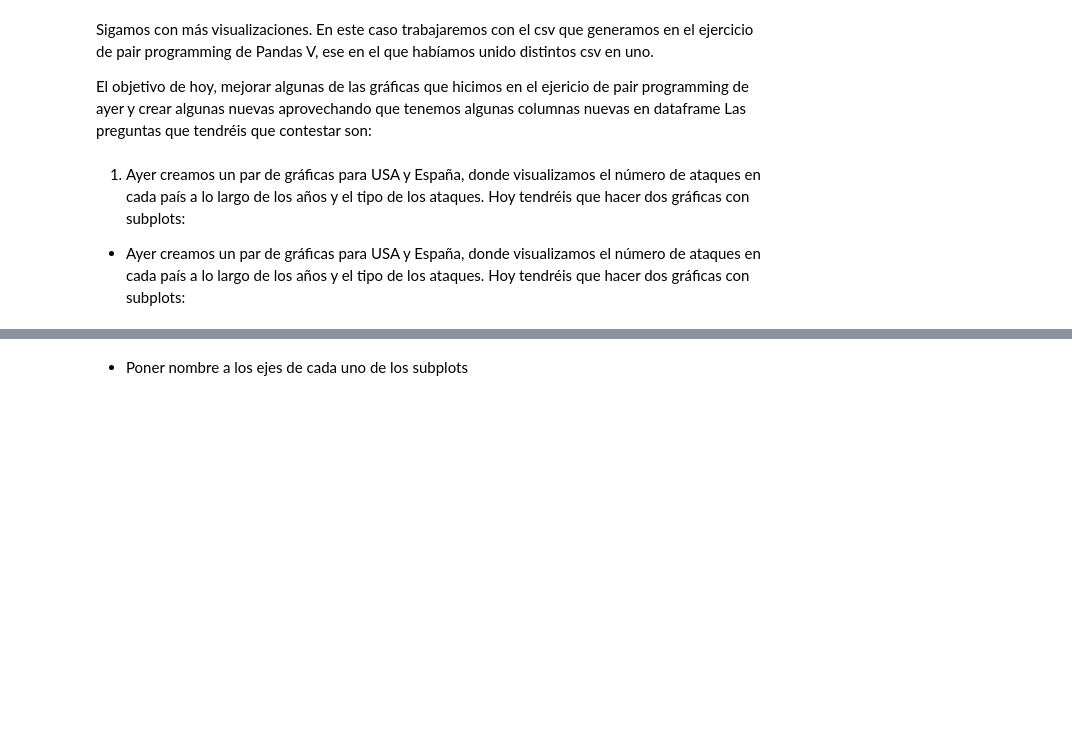
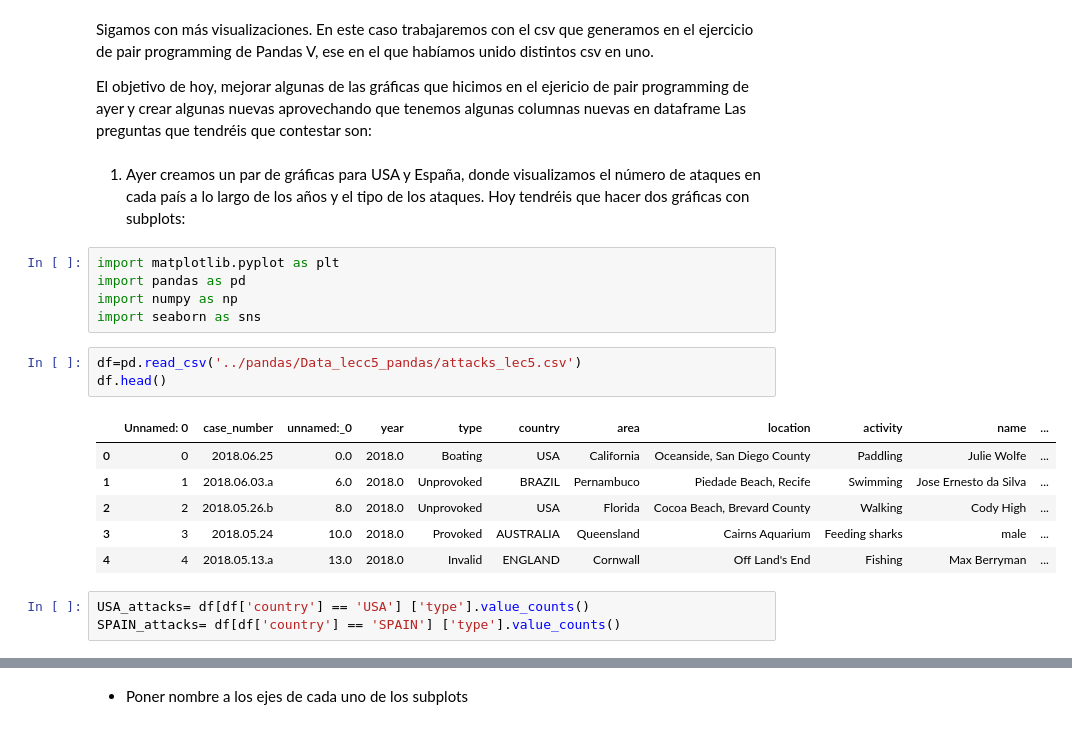
Before and after one commit to Adalab/DA-Stadistics-y-Visualizacion-Matlab-and-Seaborn-, a Jupyter notebook: visualizacion/pairprog-visualizacion-visualizacion2_matloptib.ipynb, the cells around one changed output, grey strips where cells are left out. Cells and saved outputs as stored; diff of their text form; blank space fills up the shorter version.

```diff
--- a/visualizacion/pairprog-visualizacion-visualizacion2_matloptib.ipynb
+++ b/visualizacion/pairprog-visualizacion-visualizacion2_matloptib.ipynb
@@ -11,5 +11,21 @@ El objetivo de hoy, mejorar algunas de las gráficas que hicimos en el ejericio
 Las preguntas que tendréis que contestar son:
 # %% [markdown]
 1. Ayer creamos un par de gráficas para USA y España, donde visualizamos el número de ataques en cada país a lo largo de los años y el tipo de los ataques. Hoy tendréis que hacer dos gráficas con subplots:
-
-- Ayer creamos un par de gráficas para USA y España, donde visualizamos el número de ataques en cada país a lo largo de los años y el tipo de los ataques. Hoy tendréis que hacer dos gráficas con subplots:
+# %%
+import matplotlib.pyplot as plt
+import pandas as pd
+import numpy as np
+import seaborn as sns
+# %%
+df=pd.read_csv('../pandas/Data_lecc5_pandas/attacks_lec5.csv')
+df.head()
+# %% [output]
+|  | Unnamed: 0 | case_number | unnamed:_0 | year | type | country | area | location | activity | name | ... |
+| 0 | 0 | 2018.06.25 | 0.0 | 2018.0 | Boating | USA | California | Oceanside, San Diego County | Paddling | Julie Wolfe | ... |
+| 1 | 1 | 2018.06.03.a | 6.0 | 2018.0 | Unprovoked | BRAZIL | Pernambuco | Piedade Beach, Recife | Swimming | Jose Ernesto da Silva | ... |
+| 2 | 2 | 2018.05.26.b | 8.0 | 2018.0 | Unprovoked | USA | Florida | Cocoa Beach, Brevard County | Walking | Cody High | ... |
+| 3 | 3 | 2018.05.24 | 10.0 | 2018.0 | Provoked | AUSTRALIA | Queensland | Cairns Aquarium | Feeding sharks | male | ... |
+| 4 | 4 | 2018.05.13.a | 13.0 | 2018.0 | Invalid | ENGLAND | Cornwall | Off Land's End | Fishing | Max Berryman | ... |
+# %%
+USA_attacks= df[df['country'] == 'USA'] ['type'].value_counts()
+SPAIN_attacks= df[df['country'] == 'SPAIN'] ['type'].value_counts()
```
Also changed, not shown: parts of 10 cells of this notebook.
